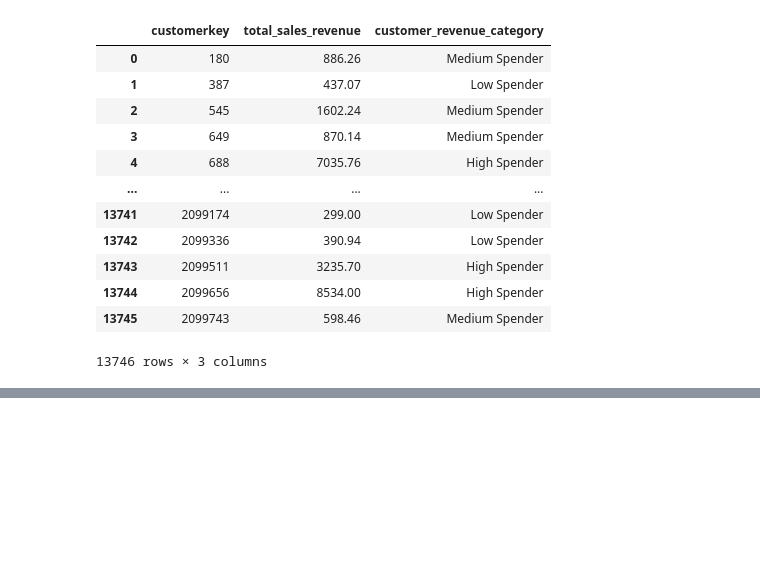
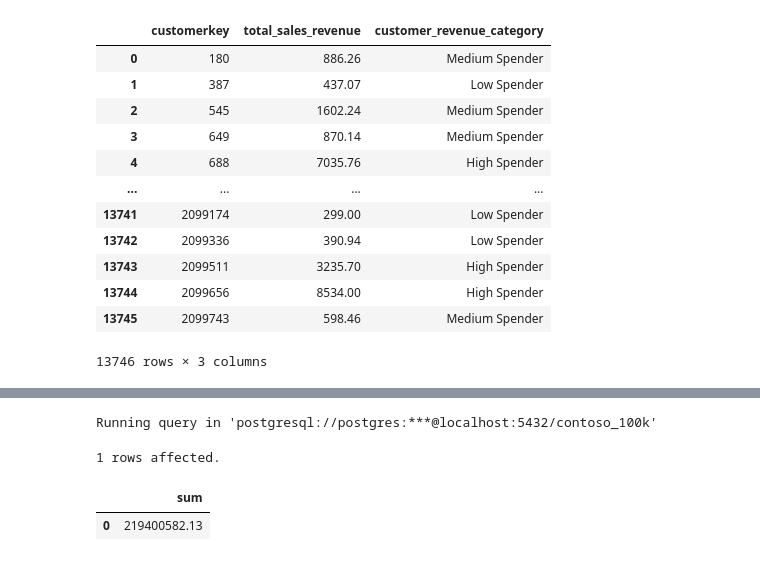
Before and after one commit to Du6eniuk/Du6eniuk, a Jupyter notebook: 0_Intro/2_Colab_Notebooks.ipynb, the cells around one changed output, grey strips where cells are left out. Cells and saved outputs as stored; diff of their text form; code cells hidden in the pictures; blank space fills up the shorter version.

```diff
--- a/0_Intro/2_Colab_Notebooks.ipynb
+++ b/0_Intro/2_Colab_Notebooks.ipynb
@@ -646,0 +672,9 @@ Running query in 'postgresql://postgres:***@localhost:5432/contoso_100k'
+# %%
+# Store Revenue Segmentation (1.3.4)
+%%sql
+SELECT SUM(unitprice * quantity / exchangerate) FROM sales
+# %% [output]
+Running query in 'postgresql://postgres:***@localhost:5432/contoso_100k'
+1 rows affected.
+|  | sum |
+| 0 | 219400582.13 |
```
Also changed, not shown: parts of 5 cells of this notebook.
